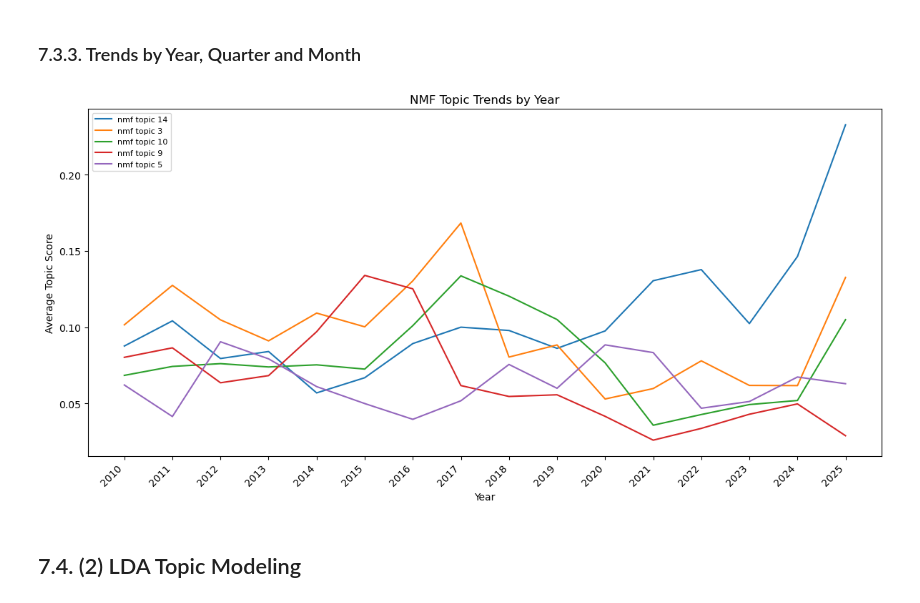
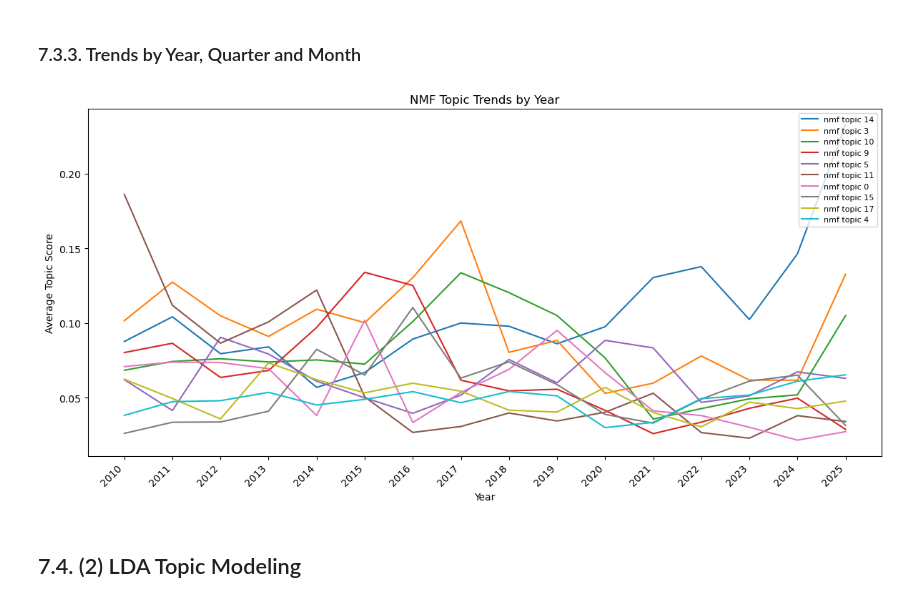
Before and after one commit to YoungbokYi/Text-Mining-FCC-Documents, a Jupyter notebook: Trend_Analysis.ipynb, the cells around one changed output. Drawn from its saved outputs; the diff is of its cells as text; code cells hidden in the pictures.

```diff
--- a/Trend_Analysis.ipynb
+++ b/Trend_Analysis.ipynb
@@ -2773,16 +2773,16 @@ save_table(nmf_topic_trend_by_month, 'nmf_topic_trend_by_month.csv')
 # %%
 # Plot the top NMF topic trends by year.
 plot_lines(
     nmf_topic_trend_by_year,
     'year',
     nmf_topic_cols,
     'NMF Topic Trends by Year',
     'Average Topic Score',
     'nmp_topic_trends_by_year',
-    top_n=5
+    top_n=10
 )
 # %% [output]
-[figure, old version]
+[figure, new version]
 # %% [markdown]
 ## 7.4. (2) LDA Topic Modeling
 # %% [markdown]
```
Also changed, not shown: parts of 4 cells of this notebook.
